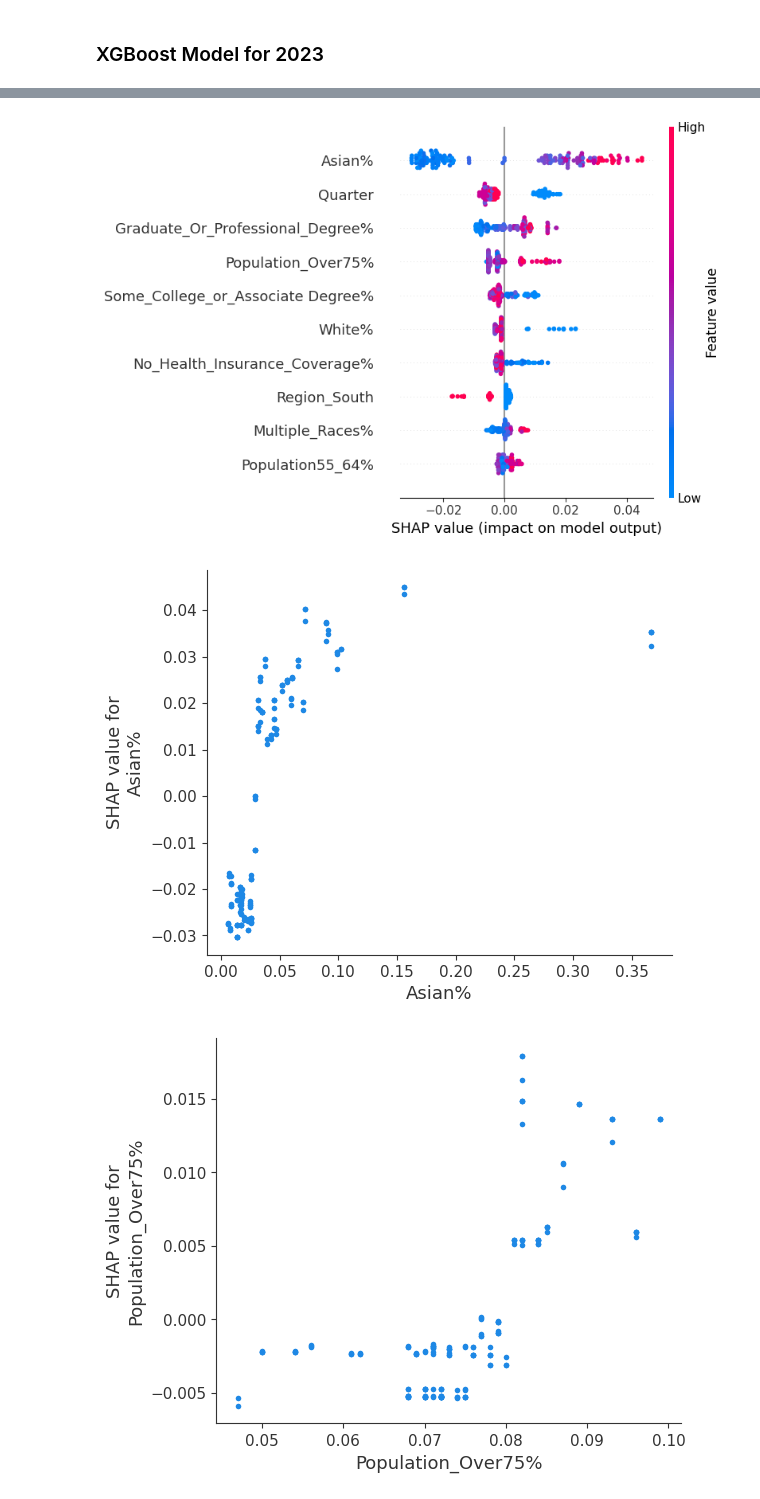
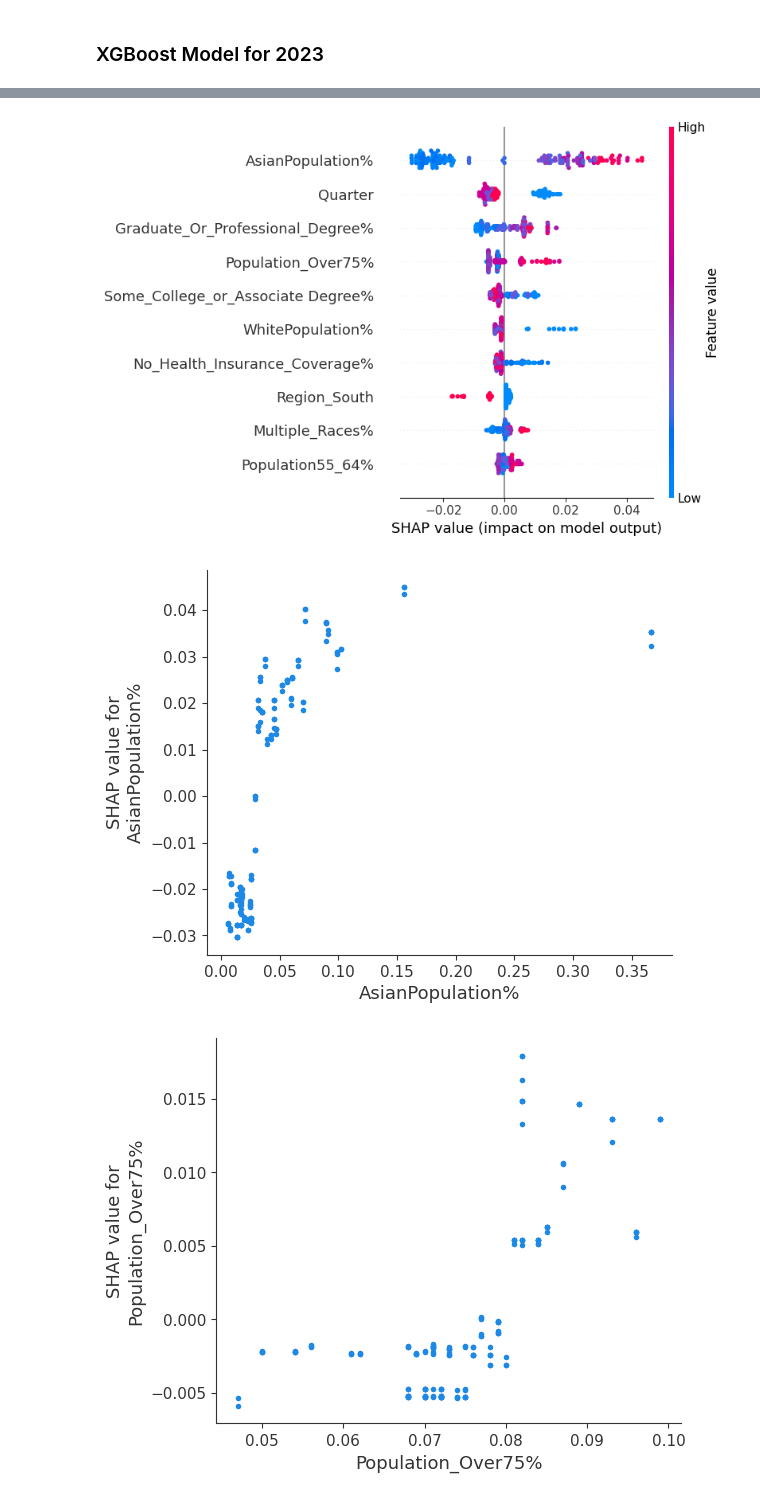
Before and after one commit to Mar-abaas/Telehealth, a Jupyter notebook: XGBoost_Modeling.ipynb, the cells around one changed output, grey strips where cells are left out. Drawn from its saved outputs; the diff is of its cells as text; code cells hidden in the pictures.

```diff
--- a/XGBoost_Modeling.ipynb
+++ b/XGBoost_Modeling.ipynb
@@ -12,6 +12,11 @@ df.head()
 | 3 | 2020 | 1 | Arkansas | 0.0472 | 128340.9 | 3017804 | 0.489 | ... |
 | 4 | 2020 | 1 | California | 0.0915 | 2933320.2 | 39512223 | 0.497 | ... |
 5 rows × 38 columns
+# %%
+# rename columns
+df.rename(columns = {'White%':'WhitePopulation%', 'Black%': 'BlackPopulation%',
+                     'Hispanic%': 'HispanicPopulation%', 'Asian%': 'AsianPopulation%',
+                     'American_Indian_or_Alaska_Native%': 'American_Indian_or_Alaska_NativePopulation%'}, inplace = True)
 # %%
 df.shape
 # %% [output]
@@ -69,7 +74,7 @@ correlation_matrix.style.background_gradient(cmap='coolwarm')
 df.drop(columns = ['Total_Population', 'Total_Female_Population%'], inplace = True)
 # %%
 # get dummies
-df = pd.get_dummies(df, columns = ['State', 'Region'], drop_first = True).astype(float)
+df = pd.get_dummies(df, columns = ['State', 'Region']).astype(float)
 # %%
 df2020 = df[df['Year'] == 2020]
 
@@ -531,8 +324,8 @@ from sklearn.model_selection import GridSearchCV
 
 # including regularization terms since the model has many predictors and faces some multicollinearity issues
 param_grid = {
-    "learning_rate" : [0.2, 0.3, 0.4],
-    "max_depth" : [3, 5, 7],
+    "learning_rate" : [0.001, 0.01, 0.05],
+    "max_depth" : [3, 4, 5],
     "n_estimators" : [50, 75, 100],
     'reg_alpha': [0, 0.01, 0.1], # default 0
     'reg_lambda': [1, 2, 3] # default 1
@@ -634,17 +426,16 @@ shap_values = explainer(X_train2023)
 
 shap.summary_plot(shap_values, X_train2023, max_display=10)
 # %% [output]
-[figure, old version]
+[figure, new version]
 # %%
 import shap
 import matplotlib.pyplot as plt
 
-# Get SHAP values for the training data (assuming xgb2020 is your trained model)
 explainer = shap.Explainer(xgb2023)
 shap_values = explainer(X_train2023)
 
-# Plot the dependence plot for a specific feature (e.g., 'Quarter')
-shap.dependence_plot('Asian%', shap_values.values, X_train2023, interaction_index=None)
+# Plot the dependence plot for a specific feature
+shap.dependence_plot('AsianPopulation%', shap_values.values, X_train2023, interaction_index=None)
 # %% [output]
-[figure, old version]
+[figure, new version]
 # %%
```
Also changed, not shown: parts of 53 cells of this notebook.
